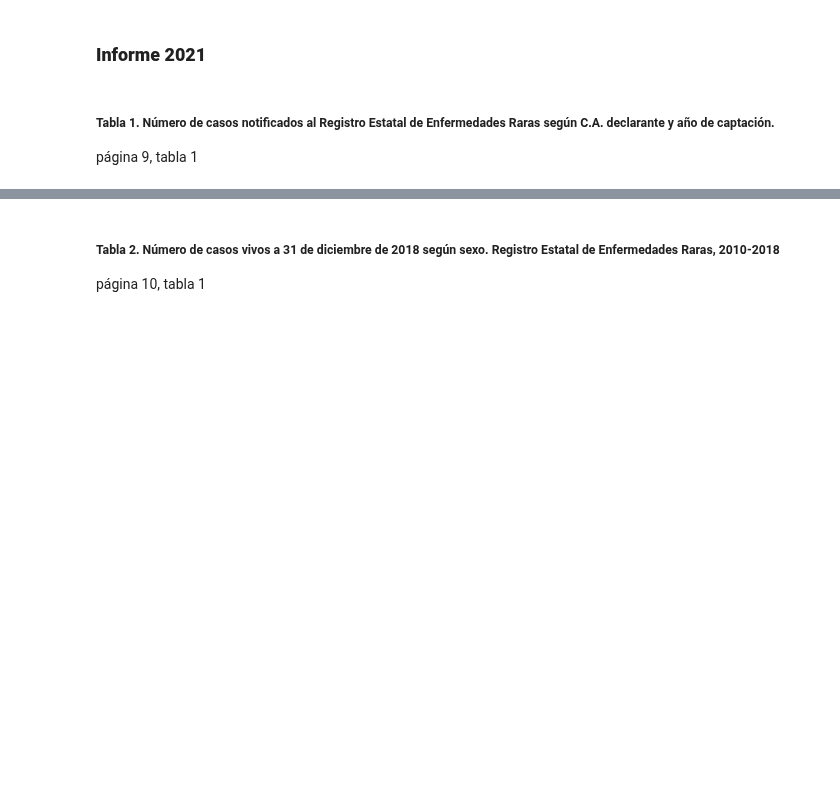
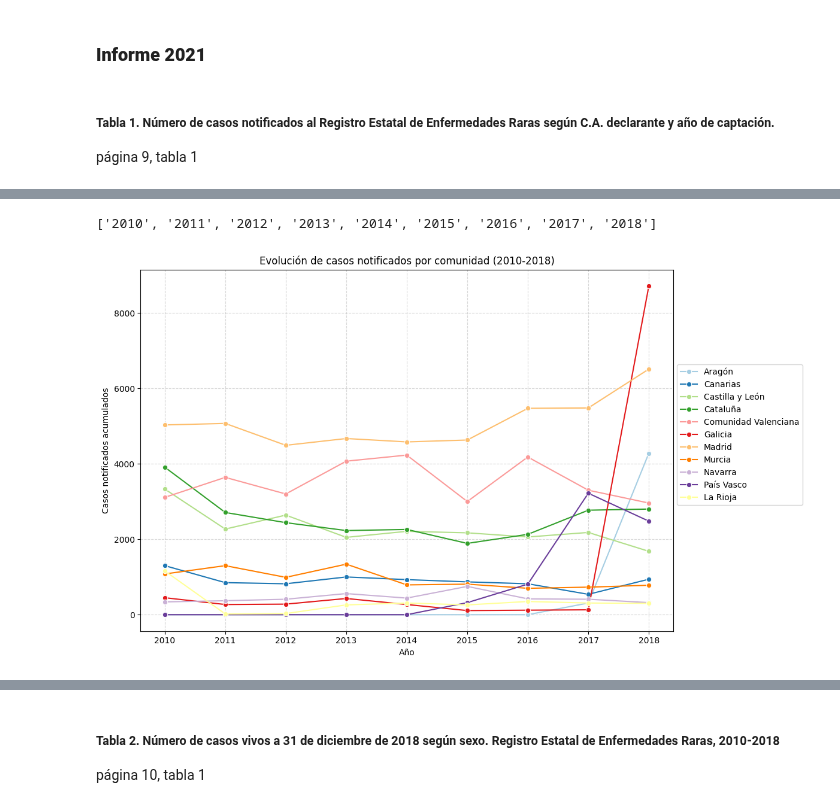
Before and after one commit to Muriburu/ITAcademy, a Jupyter notebook: Sprint 10 - Pràctica final/Code/Tratamiento_datos_ReeR.ipynb, the cells around one changed output, grey strips where cells are left out. Saved outputs shown, nothing was run; the diff lists cells and outputs as text; code cells hidden in the pictures; blank space fills up the shorter version.

```diff
--- a/Sprint 10 - Pràctica final/Code/Tratamiento_datos_ReeR.ipynb
+++ b/Sprint 10 - Pràctica final/Code/Tratamiento_datos_ReeR.ipynb
@@ -74,0 +76,18 @@ casos_notificados_10_18
+# %%
+"""Adaptación de los nombres de las comunidades"""
+nombre_com = {
+    "Andalucía": "Andalucía",
+    "Aragón": "Aragón",
+    "Canarias": "Canarias",
+    "Castilla y León": "Castilla y León",
+    "Cataluña": "Cataluña",
+    "Comunidad\nValenciana": "Comunidad Valenciana",
+    "Galicia": "Galicia",
+    "Madrid, Comunidad\nde": "Madrid",
+    "Murcia, Región de": "Murcia",
+    "Navarra, Comunidad\nForal de": "Navarra",
+    "País Vasco": "País Vasco",
+    "Rioja, La": "La Rioja"
+}
+casos_notificados_10_18["comunidad"] = casos_notificados_10_18["comunidad"].map(nombre_com)
+casos_notificados_10_18
@@ -74,0 +122,26 @@ casos_notificados_10_18
+# %%
+años = [str(año) for año in range(2010, 2019)]
+años
+# %% [output]
+['2010', '2011', '2012', '2013', '2014', '2015', '2016', '2017', '2018']
+# %%
+casos_largo = casos_notificados_10_18.melt(id_vars="comunidad", value_vars=años,
+                         var_name="año", value_name="casos")
+casos_largo["año"] = casos_largo["año"].astype(int)
+# %%
+import seaborn as sns
+import matplotlib.pyplot as plt
+
+plt.figure(figsize=(12, 7))
+palette = sns.color_palette("Paired", n_colors=casos_largo["comunidad"].nunique())
+sns.lineplot(data=casos_largo, x="año", y="casos", hue="comunidad",  palette=palette, marker="o")
+
+plt.title("Evolución de casos notificados por comunidad (2010-2018)")
+plt.xlabel("Año")
+plt.ylabel("Casos notificados acumulados")
+plt.legend(bbox_to_anchor=(1, 0.75), loc='upper left')
+plt.grid(True, linestyle="--", alpha=0.5)
+plt.tight_layout()
+plt.show()
+# %% [output]
+[figure, added]
```
Also changed, not shown: parts of 23 cells of this notebook, 16 other files.
